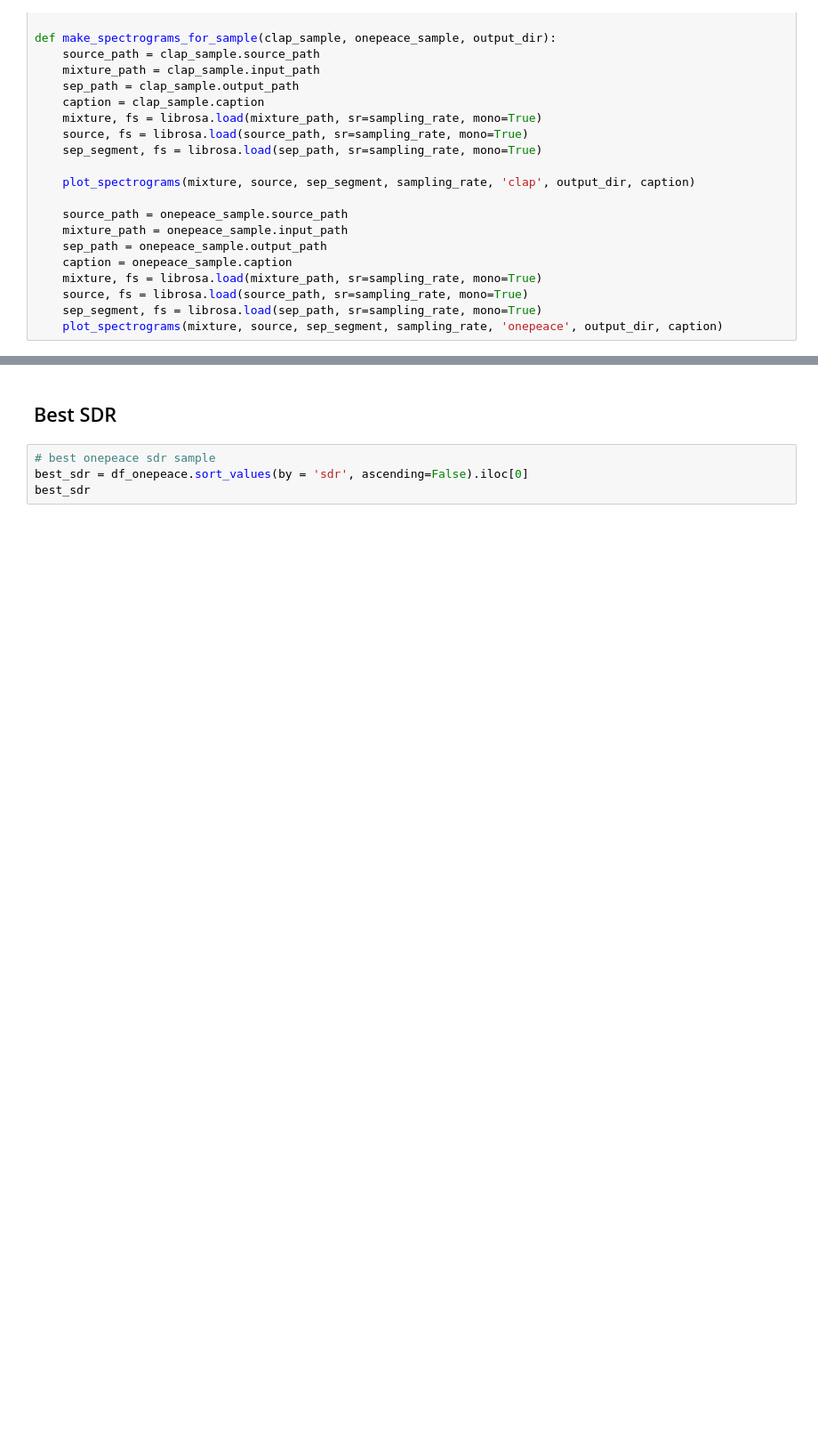
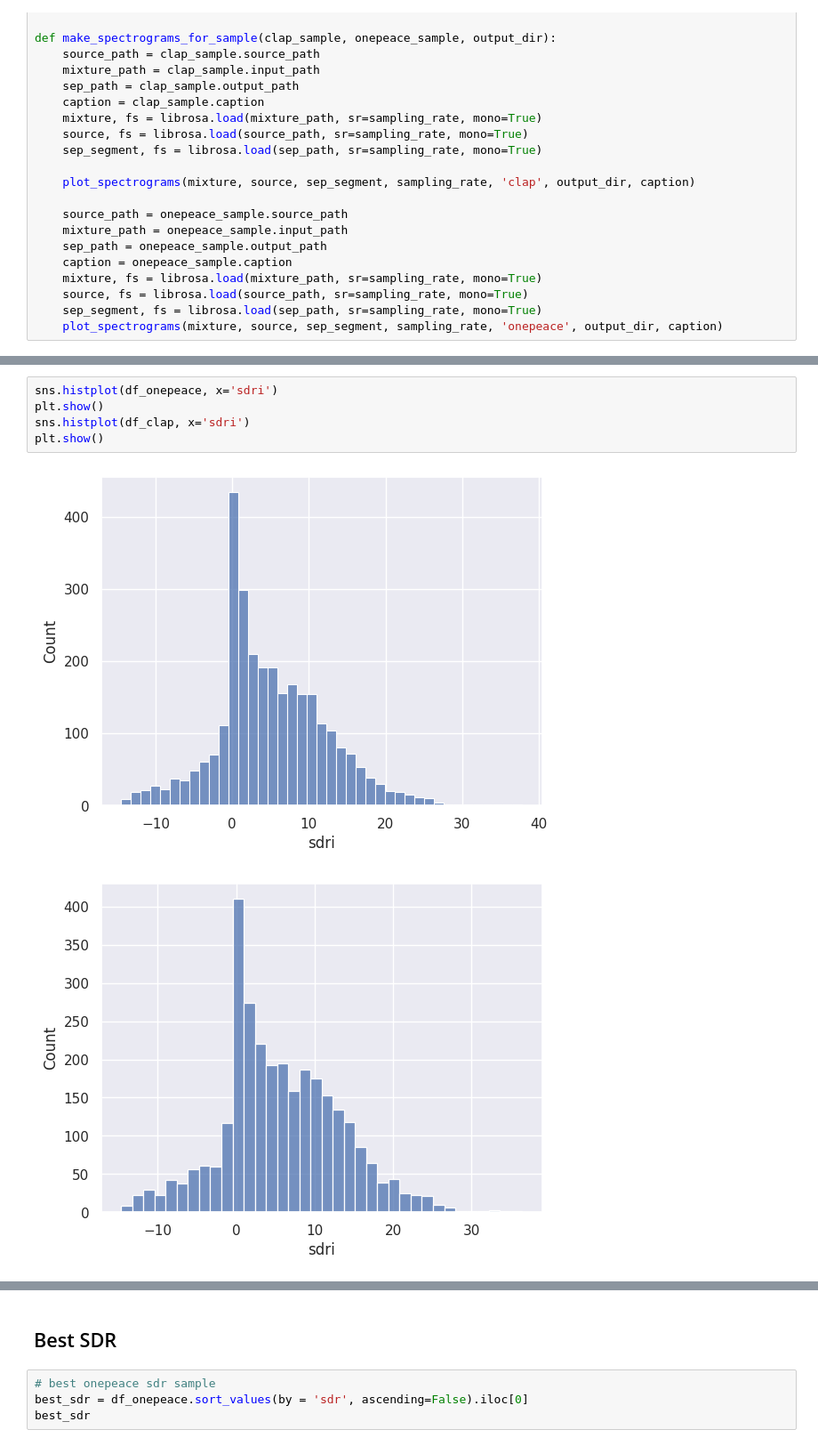
Before and after one commit to Vincent-La/lass-final-project, a Jupyter notebook: plot_validation_results.ipynb, the cells around one changed output, grey strips where cells are left out. Shown at 89% size. Drawn from its saved outputs; the diff is of its cells as text; blank space fills up the shorter version.

```diff
--- a/plot_validation_results.ipynb
+++ b/plot_validation_results.ipynb
@@ -250,0 +261,8 @@ df_clap[:3]
+# %%
+sns.histplot(df_onepeace, x='sdri')
+plt.show()
+sns.histplot(df_clap, x='sdri')
+plt.show()
+# %% [output]
+[figure, added]
+[figure, added]
```
Also changed, not shown: parts of 5 cells of this notebook.
